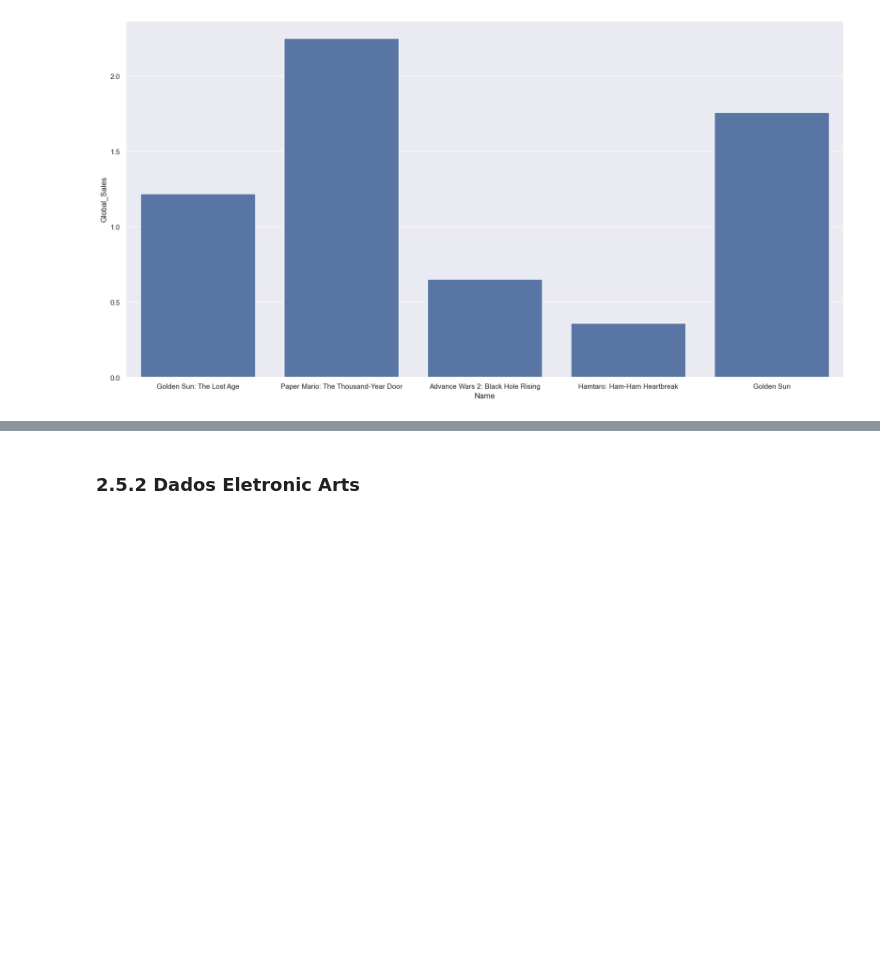
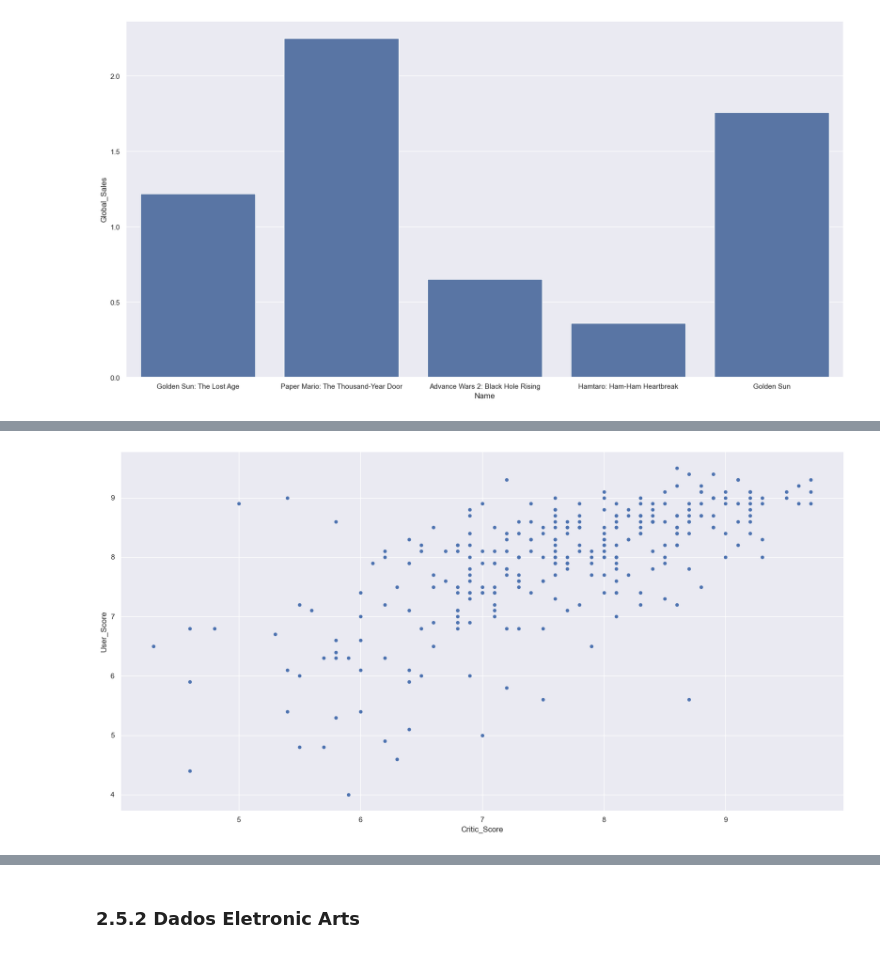
Before and after one commit to PedroMiguelCecato/ICD_Project, a Jupyter notebook: Presentatio.ipynb, the cells around one changed output, grey strips where cells are left out. Cells and saved outputs as stored; diff of their text form; code cells hidden in the pictures; blank space fills up the shorter version.

Commit message:
Correlaçoes nintendo

```diff
--- a/Presentatio.ipynb
+++ b/Presentatio.ipynb
@@ -662,0 +675,5 @@ plt.show()
+# %%
+NintendoScore_df.plot.scatter(x = "Critic_Score", y ="User_Score" )
+plt.show()
+# %% [output]
+[figure, added]
```
Also changed, not shown: parts of 8 cells of this notebook.
